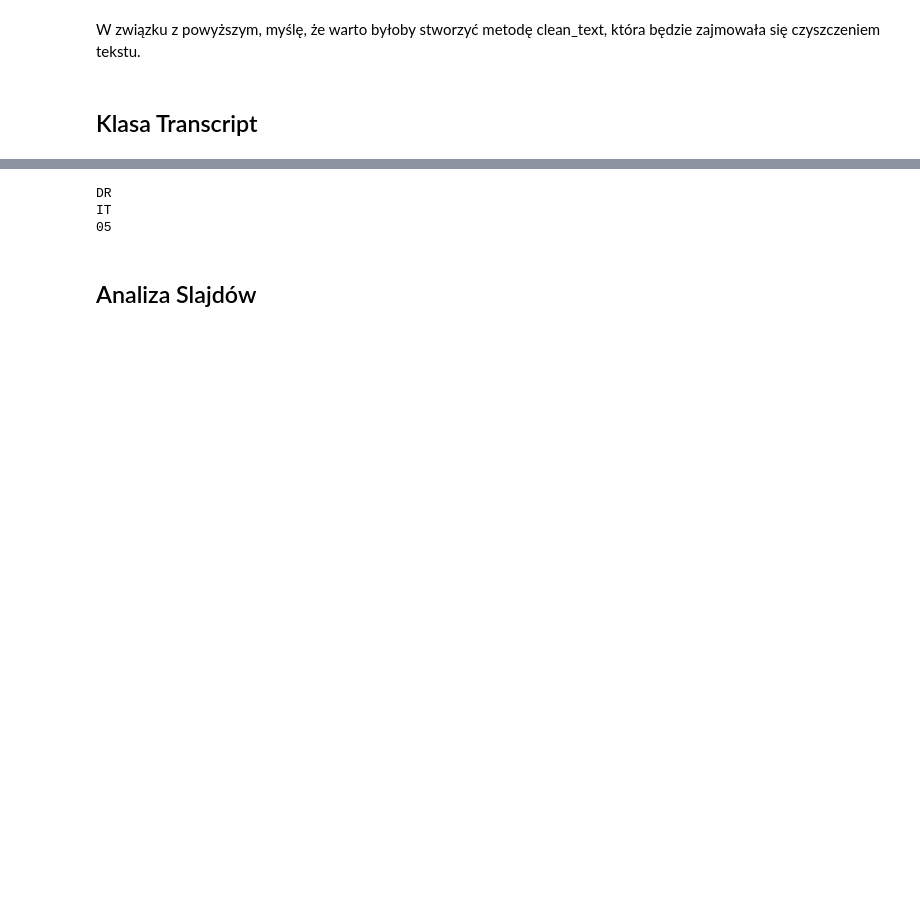
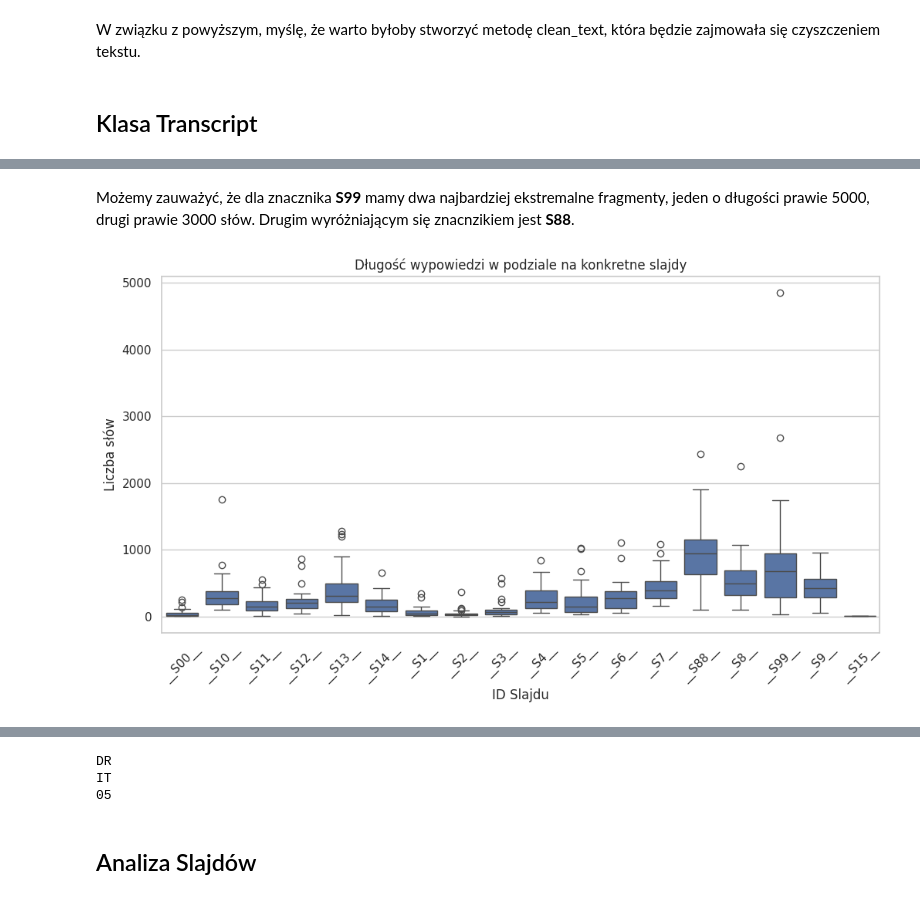
Before and after one commit to LukashWalancik/xaifungi-analysis, a Jupyter notebook: analysis.ipynb, the cells around one changed output, grey strips where cells are left out. Saved outputs shown, nothing was run; the diff lists cells and outputs as text; code cells hidden in the pictures; blank space fills up the shorter version.

```diff
--- a/analysis.ipynb
+++ b/analysis.ipynb
@@ -267,0 +327,12 @@ class Transcript:
+# %% [markdown]
+Możemy zauważyć, że dla znacznika __S99__ mamy dwa najbardziej ekstremalne fragmenty, jeden o długości prawie 5000, drugi prawie 3000 słów. Drugim wyróżniającym się znacnzikiem jest __S88__.
+# %%
+plt.figure(figsize=(12, 6))
+sns.boxplot(data=df_slides, x='segment_id', y='words_count')
+plt.title('Długość wypowiedzi w podziale na konkretne slajdy')
+plt.xlabel('ID Slajdu')
+plt.ylabel('Liczba słów')
+plt.xticks(rotation=45)
+plt.show()
+# %% [output]
+[figure, added]
```
Also changed, not shown: parts of 17 cells of this notebook.
